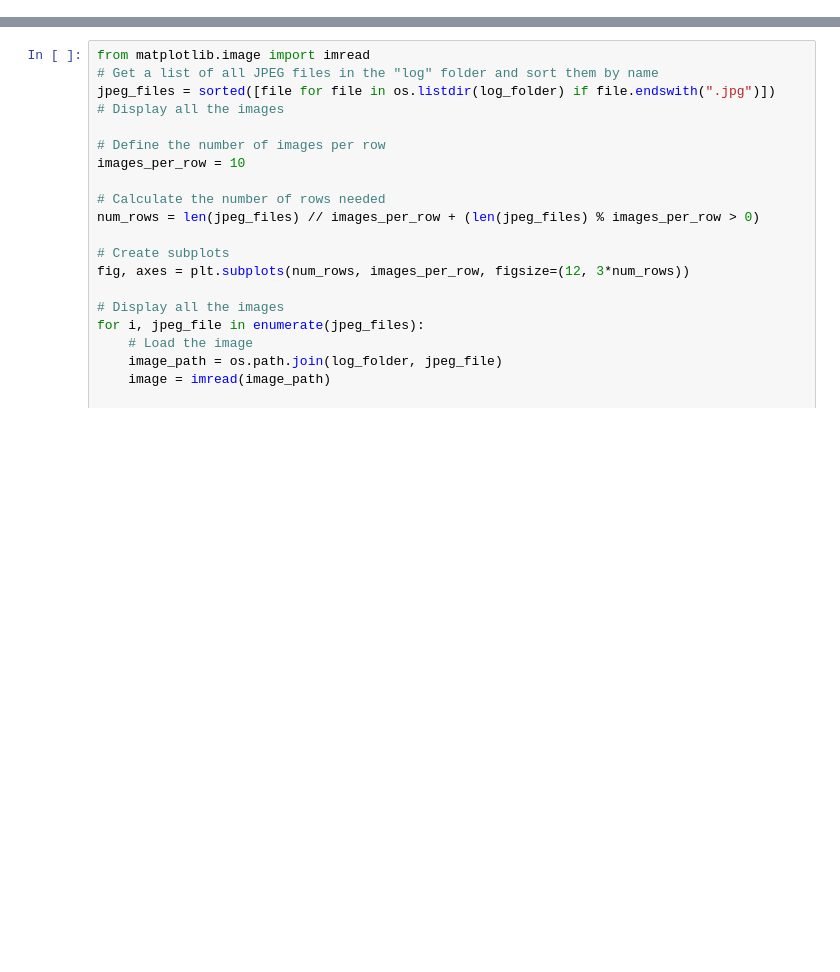
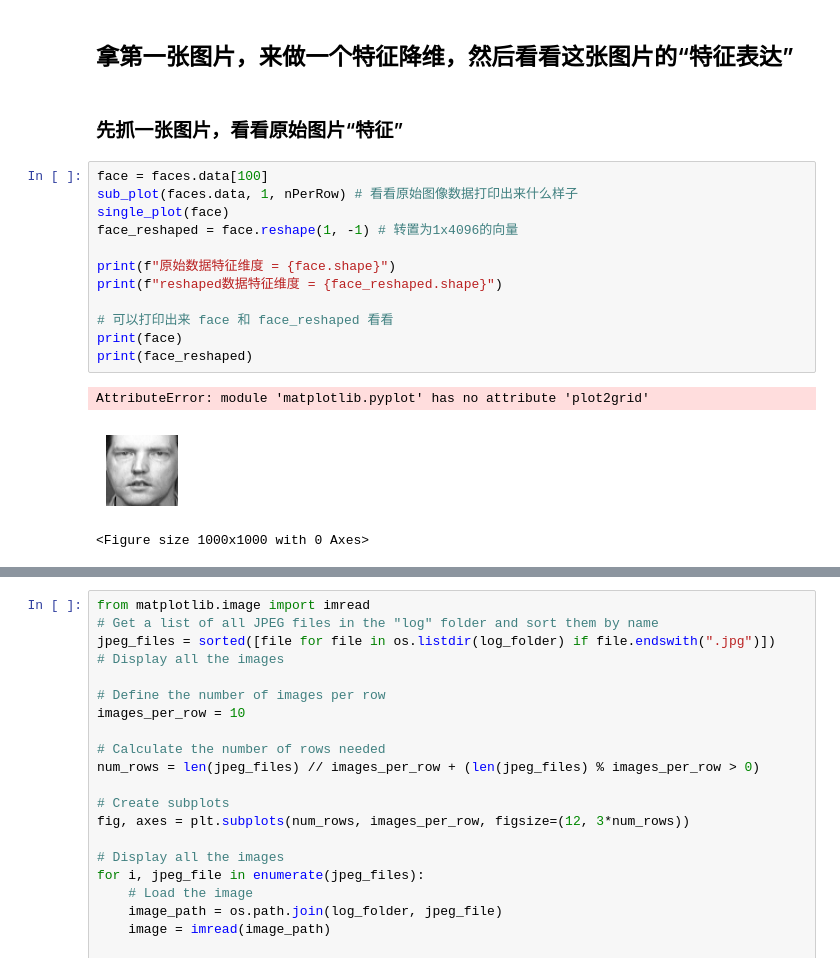
Before and after one commit to LeonMac/notebook, a Jupyter notebook: ai_math/c_10_PCA_SVD.ipynb, the cells around one changed output, grey strips where cells are left out. Cells and saved outputs as stored; diff of their text form; blank space fills up the shorter version.

```diff
--- a/ai_math/c_10_PCA_SVD.ipynb
+++ b/ai_math/c_10_PCA_SVD.ipynb
@@ -44,0 +131,20 @@ trans.shape
+# %% [markdown]
+## 拿第一张图片，来做一个特征降维，然后看看这张图片的“特征表达”
+# %% [markdown]
+### 先抓一张图片，看看原始图片“特征”
+# %%
+face = faces.data[100]
+sub_plot(faces.data, 1, nPerRow) # 看看原始图像数据打印出来什么样子
+single_plot(face)
+face_reshaped = face.reshape(1, -1) # 转置为1x4096的向量
+
+print(f"原始数据特征维度 = {face.shape}")
+print(f"reshaped数据特征维度 = {face_reshaped.shape}")
+
+# 可以打印出来 face 和 face_reshaped 看看
+print(face)
+print(face_reshaped)
+# %% [output]
+AttributeError: module 'matplotlib.pyplot' has no attribute 'plot2grid'
+[figure, added]
+<Figure size 1000x1000 with 0 Axes>
```
Also changed, not shown: parts of 31 cells of this notebook, 3 other files.
